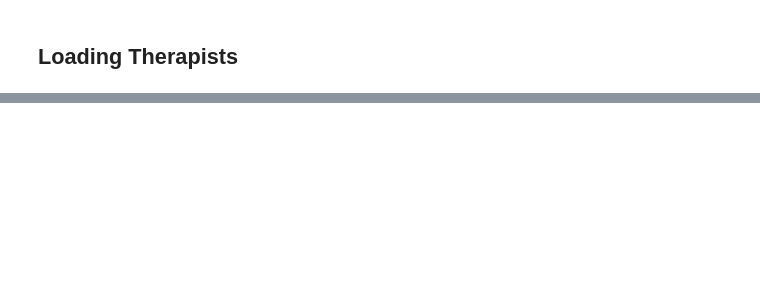
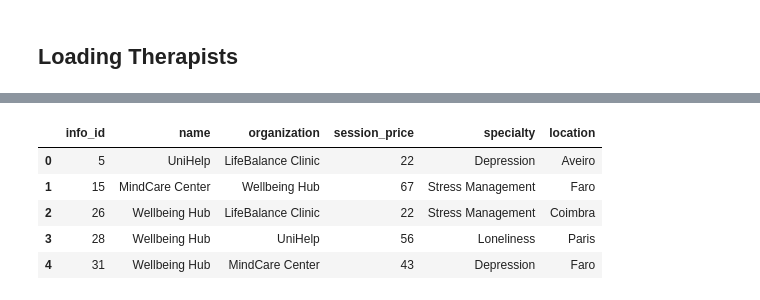
Before and after one commit to Pinky-Tie/Squeak_to_Speak, a Jupyter notebook: Squeak_to_speak/data/populating_database.ipynb, the cells around one changed output, grey strips where cells are left out. Drawn from its saved outputs; the diff is of its cells as text; code cells hidden in the pictures; blank space fills up the shorter version.

```diff
--- a/Squeak_to_speak/data/populating_database.ipynb
+++ b/Squeak_to_speak/data/populating_database.ipynb
@@ -230,0 +444,10 @@ print(rows)
+# %%
+support_groups = pd.DataFrame(messages, columns=["info_id", "name","organization","session_price","specialty", "location"])
+support_groups.head()
+# %% [output]
+|  | info_id | name | organization | session_price | specialty | location |
+| 0 | 5 | UniHelp | LifeBalance Clinic | 22 | Depression | Aveiro |
+| 1 | 15 | MindCare Center | Wellbeing Hub | 67 | Stress Management | Faro |
+| 2 | 26 | Wellbeing Hub | LifeBalance Clinic | 22 | Stress Management | Coimbra |
+| 3 | 28 | Wellbeing Hub | UniHelp | 56 | Loneliness | Paris |
+| 4 | 31 | Wellbeing Hub | MindCare Center | 43 | Depression | Faro |
```
Also changed, not shown: parts of 21 cells of this notebook, 6 other files.
